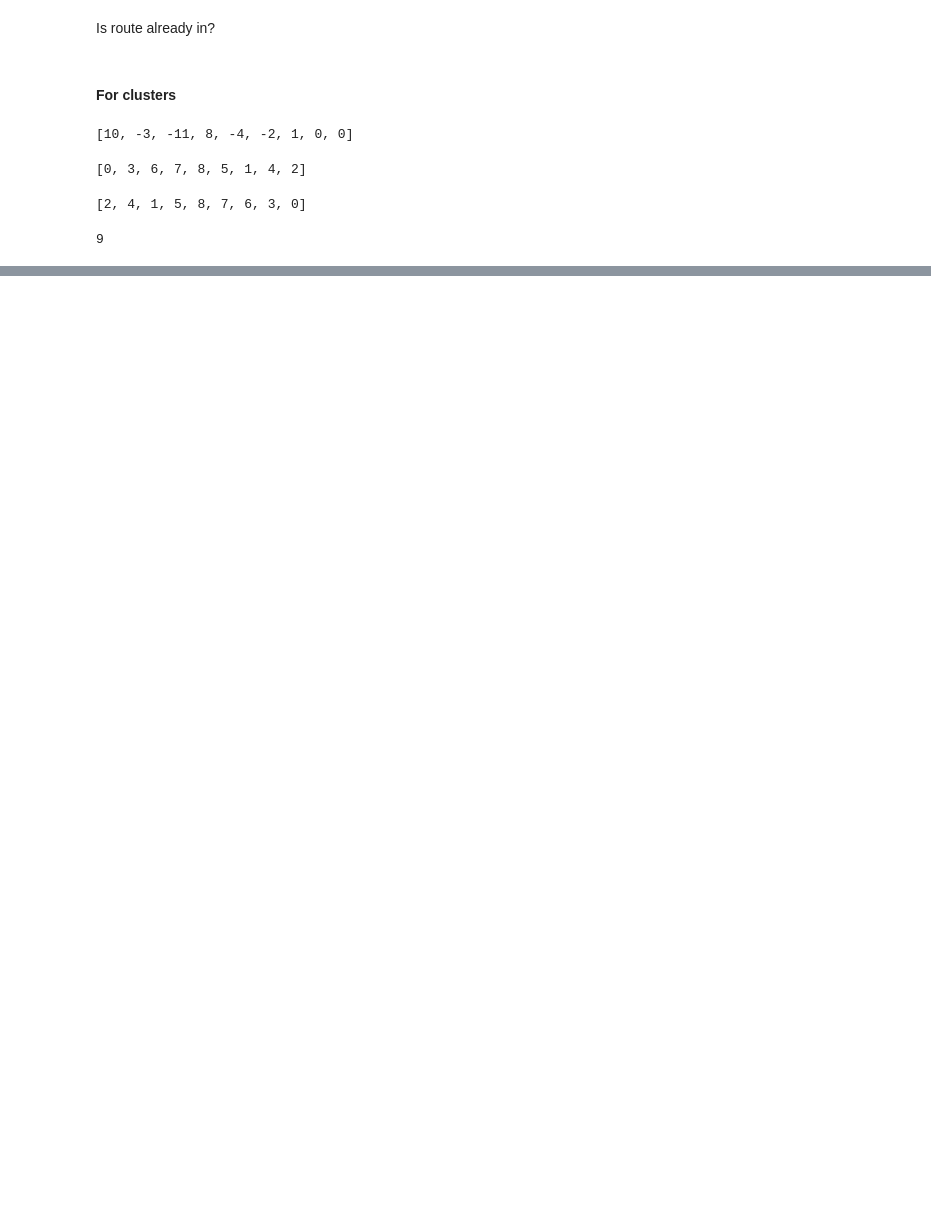
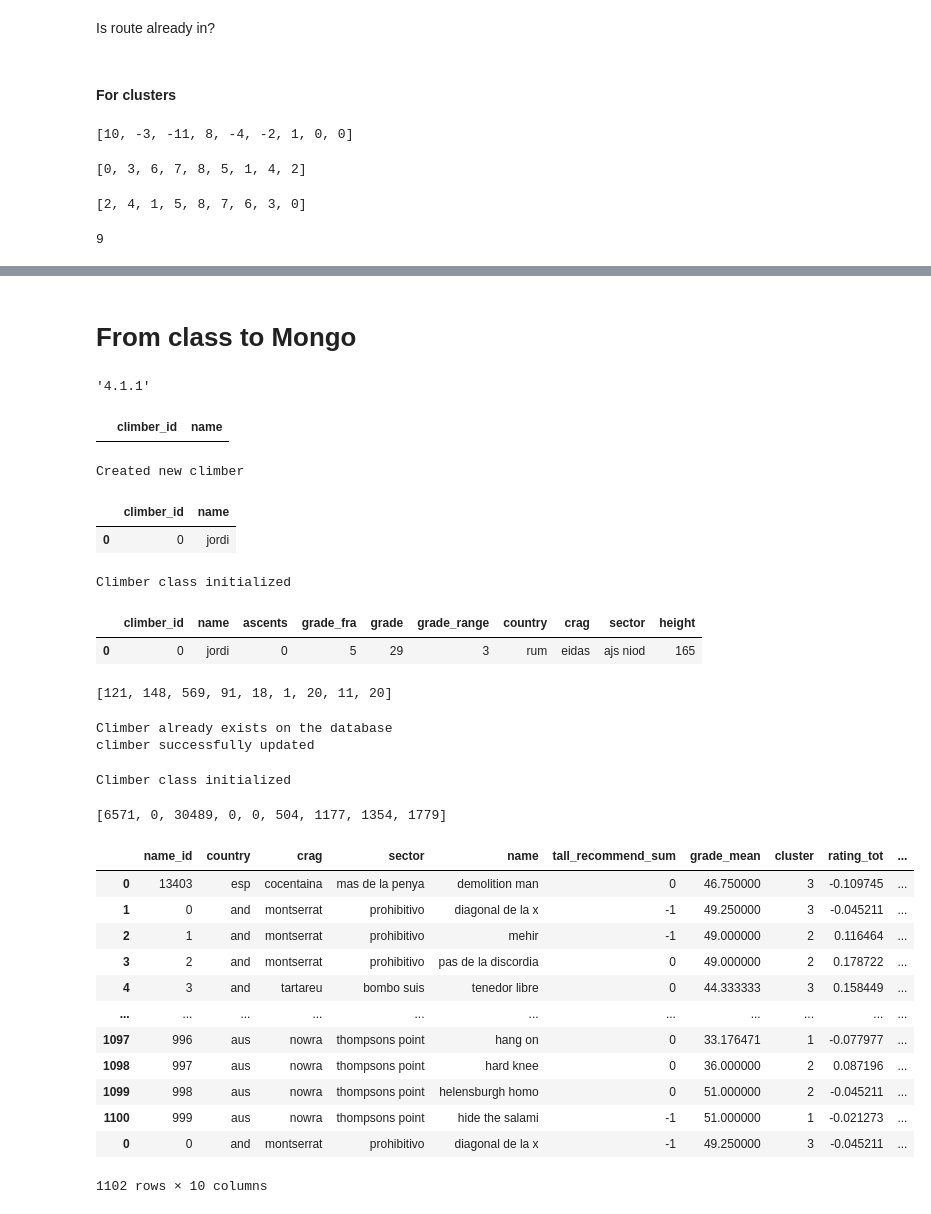
Before and after one commit to jordi-zaragoza/Climbing-Route-Recommender, a Jupyter notebook: src/GUIDE.climber_class.ipynb, the cells around one changed output, grey strips where cells are left out. Saved outputs shown, nothing was run; the diff lists cells and outputs as text; code cells hidden in the pictures; blank space fills up the shorter version.

Commit message:
Added data persistency with connection using Docker MongoDB

```diff
--- a/src/GUIDE.climber_class.ipynb
+++ b/src/GUIDE.climber_class.ipynb
@@ -96,0 +99,2 @@ display(climber_1.get_routes_climbed())
+# %% [markdown]
+# From class to Mongo
@@ -96,0 +105,4 @@ display(climber_1.get_routes_climbed())
+# %%
+pymongo.__version__
+# %% [output]
+'4.1.1'
@@ -96,0 +111,24 @@ display(climber_1.get_routes_climbed())
+# %%
+list_climbers()
+# %% [output]
+|  | climber_id | name |
+# %%
+save_climber(climber_1)
+# %% [output]
+Created new climber
+# %%
+list_climbers()
+# %% [output]
+|  | climber_id | name |
+| 0 | 0 | jordi |
+# %%
+climber_1 = load_climber(0)
+climber_1.get_data()
+# %% [output]
+Climber class initialized
+|  | climber_id | name | ascents | grade_fra | grade | grade_range | country | crag | sector | height |
+| 0 | 0 | jordi | 0 | 5 | 29 | 3 | rum | eidas | ajs niod | 165 |
+# %%
+climber_1.get_cluster()
+# %% [output]
+[121, 148, 569, 91, 18, 1, 20, 11, 20]
@@ -96,0 +137,27 @@ display(climber_1.get_routes_climbed())
+# %%
+save_climber(climber_1)
+# %% [output]
+Climber already exists on the database
+climber successfully updated
+# %%
+climber_2 = load_climber(0)
+climber_2.get_cluster()
+# %% [output]
+Climber class initialized
+[6571, 0, 30489, 0, 0, 504, 1177, 1354, 1779]
+# %%
+climber_2.get_routes_climbed()
+# %% [output]
+|  | name_id | country | crag | sector | name | tall_recommend_sum | grade_mean | cluster | rating_tot | ... |
+| 0 | 13403 | esp | cocentaina | mas de la penya | demolition man | 0 | 46.750000 | 3 | -0.109745 | ... |
+| 1 | 0 | and | montserrat | prohibitivo | diagonal de la x | -1 | 49.250000 | 3 | -0.045211 | ... |
+| 2 | 1 | and | montserrat | prohibitivo | mehir | -1 | 49.000000 | 2 | 0.116464 | ... |
+| 3 | 2 | and | montserrat | prohibitivo | pas de la discordia | 0 | 49.000000 | 2 | 0.178722 | ... |
+| 4 | 3 | and | tartareu | bombo suis | tenedor libre | 0 | 44.333333 | 3 | 0.158449 | ... |
+| ... | ... | ... | ... | ... | ... | ... | ... | ... | ... | ... |
+| 1097 | 996 | aus | nowra | thompsons point | hang on | 0 | 33.176471 | 1 | -0.077977 | ... |
+| 1098 | 997 | aus | nowra | thompsons point | hard knee | 0 | 36.000000 | 2 | 0.087196 | ... |
+| 1099 | 998 | aus | nowra | thompsons point | helensburgh homo | 0 | 51.000000 | 2 | -0.045211 | ... |
+| 1100 | 999 | aus | nowra | thompsons point | hide the salami | -1 | 51.000000 | 1 | -0.021273 | ... |
+| 0 | 0 | and | montserrat | prohibitivo | diagonal de la x | -1 | 49.250000 | 3 | -0.045211 | ... |
+1102 rows × 10 columns
```
Also changed, not shown: parts of 11 cells of this notebook, 9 other files.
